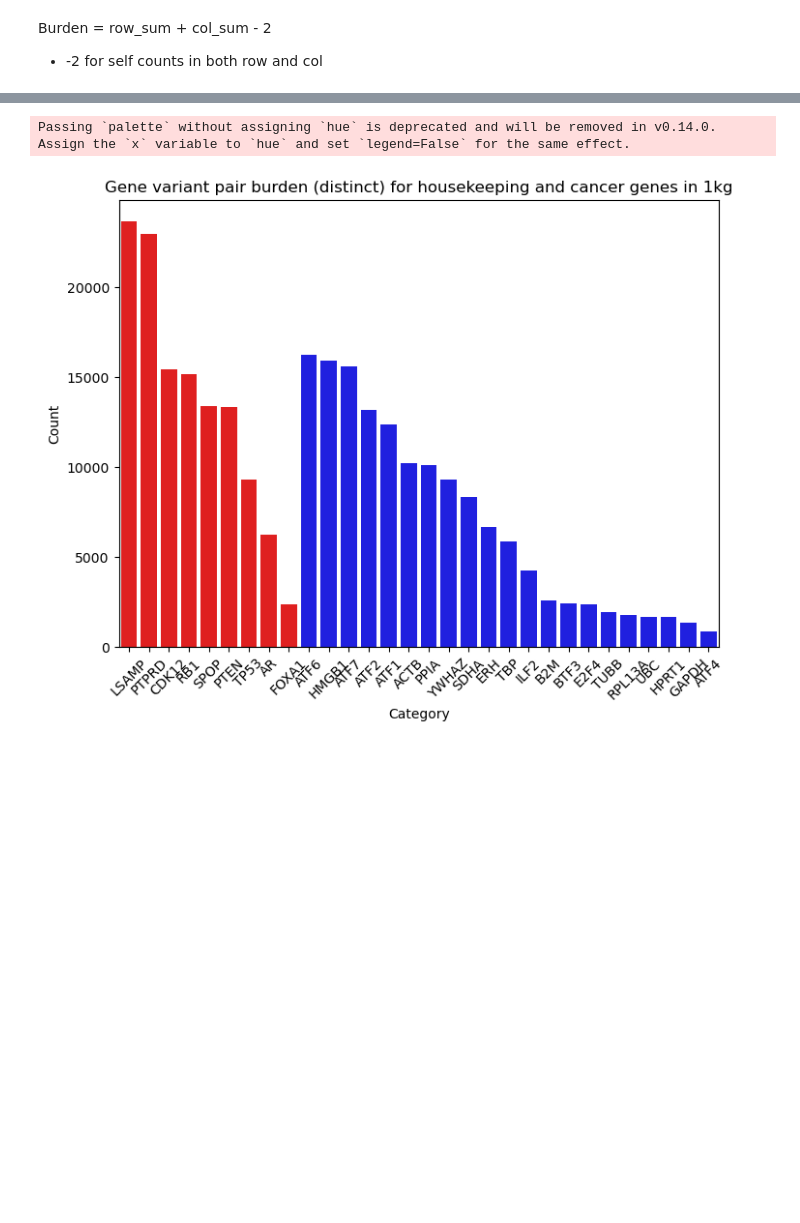
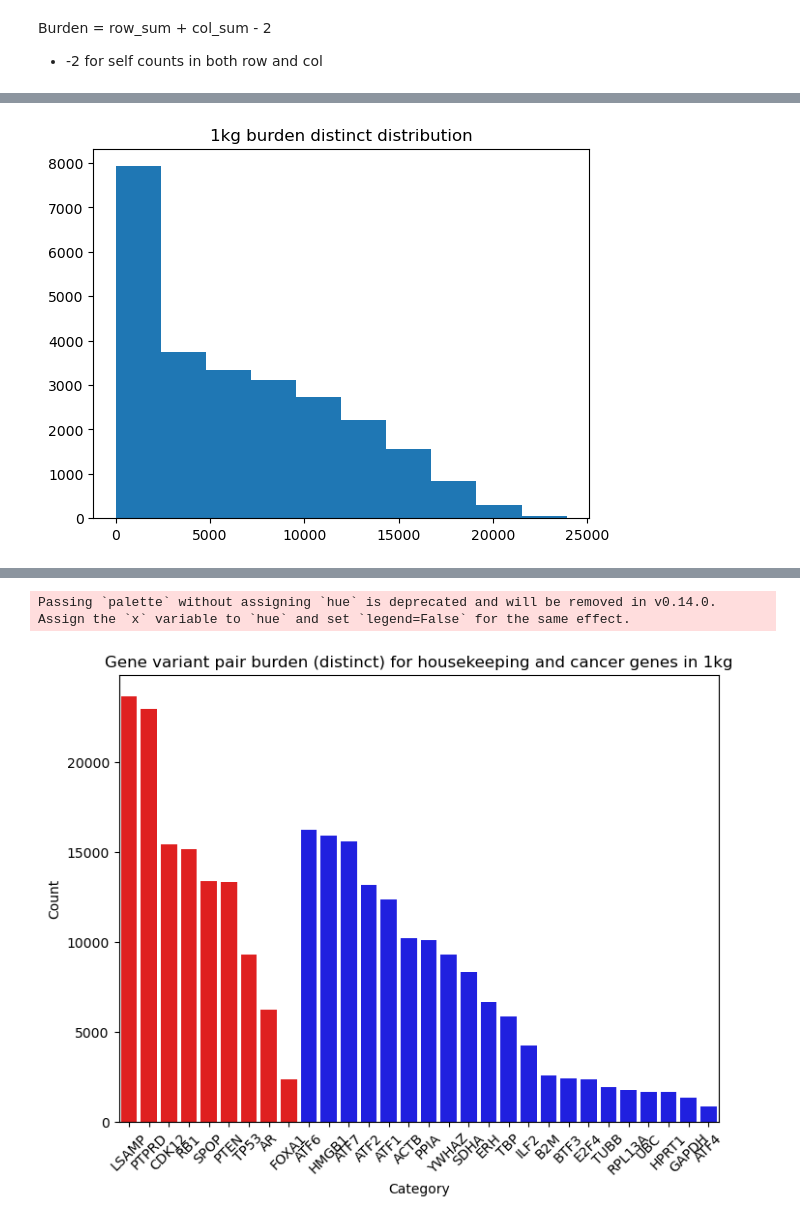
Before and after one commit to jakekrol/genefusion, a Jupyter notebook: scripts/python/prostate_analysis.ipynb, the cells around one changed output, grey strips where cells are left out. Drawn from its saved outputs; the diff is of its cells as text; code cells hidden in the pictures; blank space fills up the shorter version.

```diff
--- a/scripts/python/prostate_analysis.ipynb
+++ b/scripts/python/prostate_analysis.ipynb
@@ -737 +780,9 @@ df_1kg_gp_var_distinct = pd.concat(results)
+# %%
+loaded = np.load(npz_path, allow_pickle=True)
+H_distinct = pd.DataFrame(
+    loaded["data"],
+    columns=loaded["columns"],
+    index=loaded["index"]
+)
+del loaded
 # %%
@@ -750,7 +801,8 @@ Burden = row_sum + col_sum - 2
 # %%
 # cannot parallelize with df as argument, too much memory
 # instead pass in only the row and col as necessary
-def burden_distinct(gene,row,col):
+def burden_distinct(gene,ser_row,ser_col):
     # -2 for self counts in both row and col
-    return gene, row.sum() + col.sum() - 2
-# burden_distinct('A1CF', df_1kg_gp_var_distinct.loc['A1CF',:], df_1kg_gp_var_distinct.loc[:,'A1CF'])
+    s = ser_row.sum() + ser_col.sum() - 2
+    return np.int64(s)
+burden_distinct('A1CF', H_distinct.loc['A1CF',:], H_distinct.loc[:,'A1CF'])
@@ -806,0 +866,8 @@ import seaborn as sns
+# %%
+H_burd_distinct_ser = pd.Series(H_burd_distinct)
+H_burd_distinct_ser.hist()
+
+plt.title('1kg burden distinct distribution')
+plt.grid(False)
+# %% [output]
+[figure, added]
```
Also changed, not shown: parts of 52 cells of this notebook.
